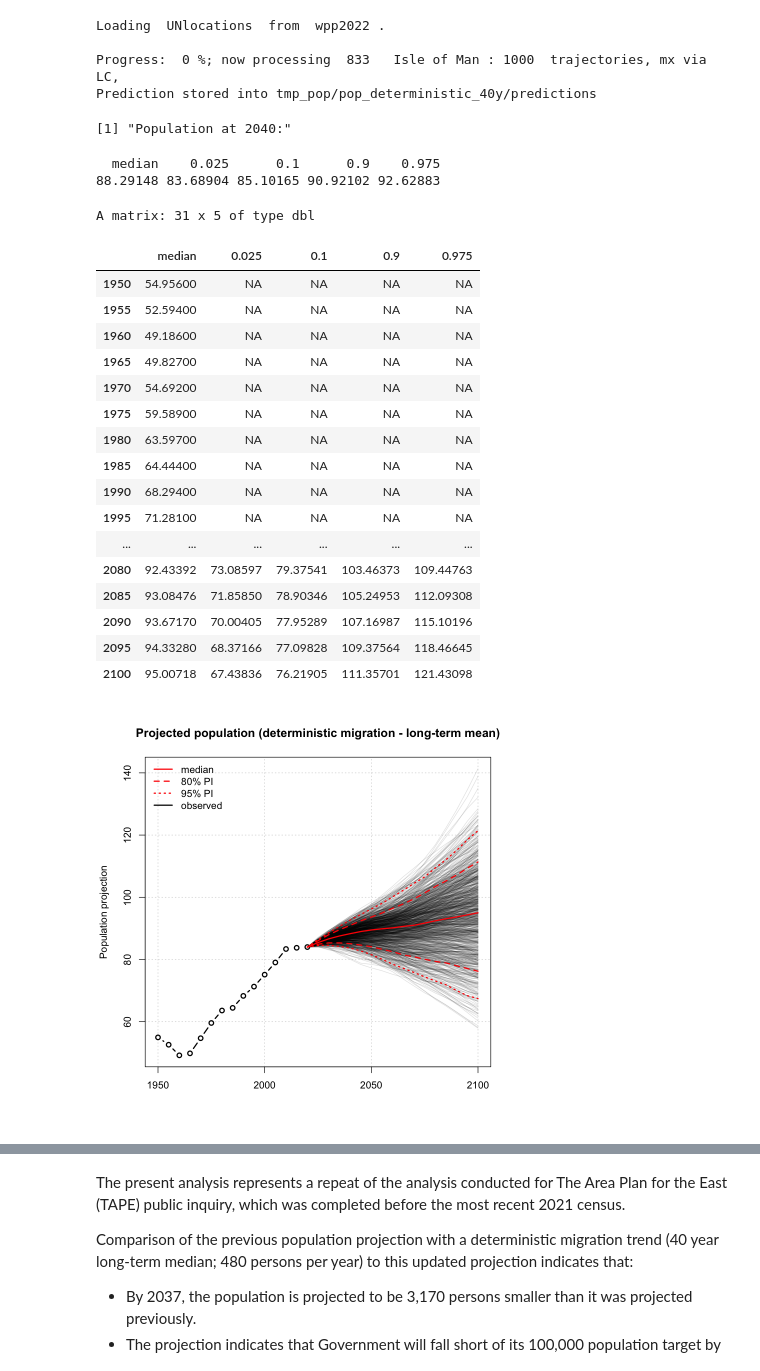
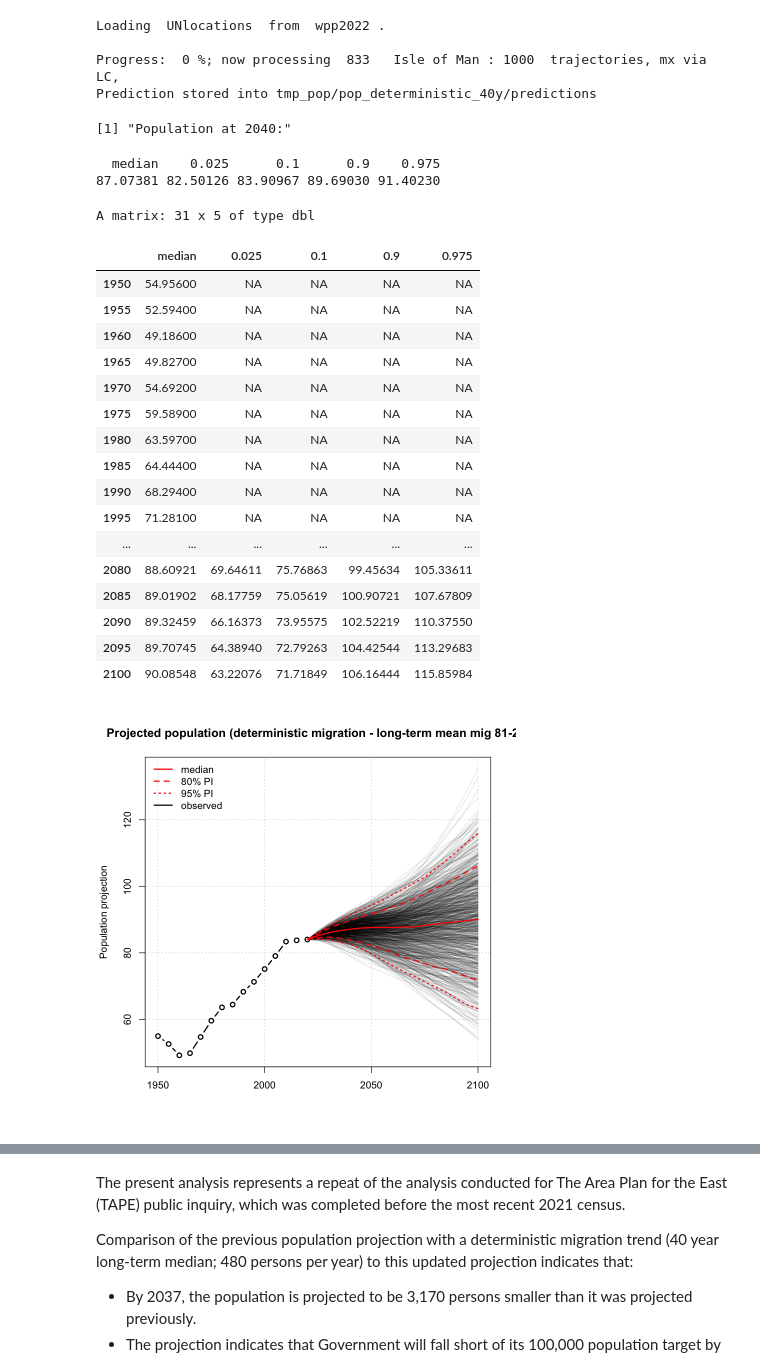
Before and after one commit to AndrewIOM/andrewiom.github.io, a Jupyter notebook: projects/iom-pop-proj-2024/iom-pop-proj.ipynb, the cells around one changed output, grey strips where cells are left out. Drawn from its saved outputs; the diff is of its cells as text; code cells hidden in the pictures.

```diff
--- a/projects/iom-pop-proj-2024/iom-pop-proj.ipynb
+++ b/projects/iom-pop-proj-2024/iom-pop-proj.ipynb
@@ -278,33 +282,35 @@ Prediction stored into tmp_pop/pop_deterministic_40y/predictions
 # %%
 sim_dir_pop_dtm <- "tmp_pop/pop_deterministic_40y"
 pred_40y_deterministic <- bayesPop::get.pop.prediction(sim_dir_pop_dtm)
 
 print("Population at 2040:")
 pop.trajectories.table(pred_40y_deterministic, country="Isle of Man")['2040', ]
 
 pop.trajectories.table(pred_40y_deterministic, country="Isle of Man")
 
-pop.trajectories.plot(pred_40y_deterministic, country="Isle of Man", pi=c(80, 95), main = "Projected population (deterministic migration - long-term mean)")
+pop.trajectories.plot(pred_40y_deterministic, country="Isle of Man", pi=c(80, 95), main = "Projected population (deterministic migration - long-term mean mig 81-21)")
+
+pop.trajectories.plot(pred_40y_deterministic, country="Isle of Man", pi=c(80, 95), xlim= c(1950, 2040), ylim = c(50, 100), main = "Projected population (deterministic migration - long-term mean mig 81-21)")
 # %% [output]
 [1] "Population at 2040:"
   median    0.025      0.1      0.9    0.975
-88.29148 83.68904 85.10165 90.92102 92.62883
+87.07381 82.50126 83.90967 89.69030 91.40230
 A matrix: 31 x 5 of type dbl
 |  | median | 0.025 | 0.1 | 0.9 | 0.975 |
 | 1950 | 54.95600 | NA | NA | NA | NA |
 | 1955 | 52.59400 | NA | NA | NA | NA |
 | 1960 | 49.18600 | NA | NA | NA | NA |
 | 1965 | 49.82700 | NA | NA | NA | NA |
 | 1970 | 54.69200 | NA | NA | NA | NA |
 | 1975 | 59.58900 | NA | NA | NA | NA |
 | 1980 | 63.59700 | NA | NA | NA | NA |
 | 1985 | 64.44400 | NA | NA | NA | NA |
 | 1990 | 68.29400 | NA | NA | NA | NA |
 | 1995 | 71.28100 | NA | NA | NA | NA |
 | ... | ... | ... | ... | ... | ... |
-| 2080 | 92.43392 | 73.08597 | 79.37541 | 103.46373 | 109.44763 |
-| 2085 | 93.08476 | 71.85850 | 78.90346 | 105.24953 | 112.09308 |
-| 2090 | 93.67170 | 70.00405 | 77.95289 | 107.16987 | 115.10196 |
-| 2095 | 94.33280 | 68.37166 | 77.09828 | 109.37564 | 118.46645 |
-| 2100 | 95.00718 | 67.43836 | 76.21905 | 111.35701 | 121.43098 |
+| 2080 | 88.60921 | 69.64611 | 75.76863 | 99.45634 | 105.33611 |
+| 2085 | 89.01902 | 68.17759 | 75.05619 | 100.90721 | 107.67809 |
+| 2090 | 89.32459 | 66.16373 | 73.95575 | 102.52219 | 110.37550 |
+| 2095 | 89.70745 | 64.38940 | 72.79263 | 104.42544 | 113.29683 |
+| 2100 | 90.08548 | 63.22076 | 71.71849 | 106.16444 | 115.85984 |
-[figure, old version]
+[figure, new version]
```
Also changed, not shown: parts of 3 cells of this notebook.
